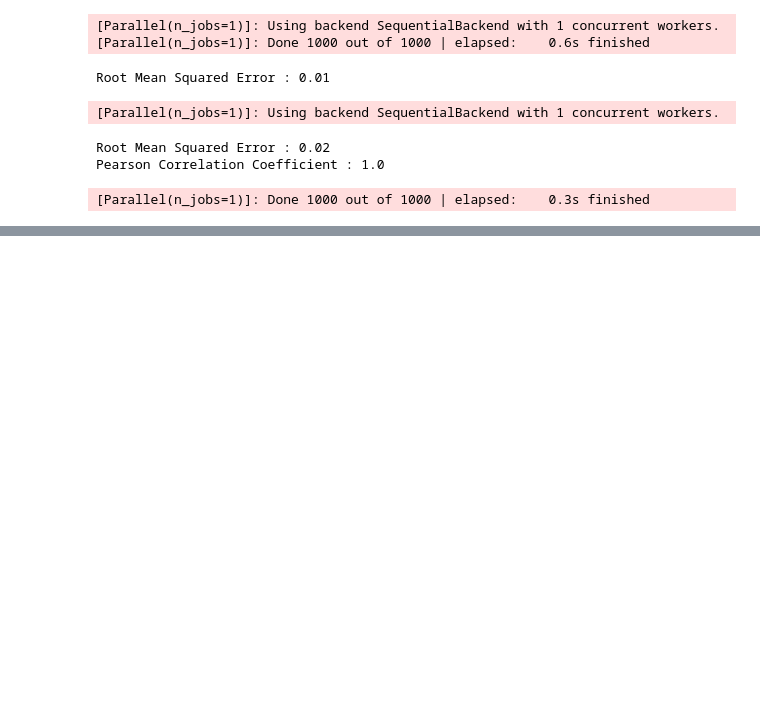
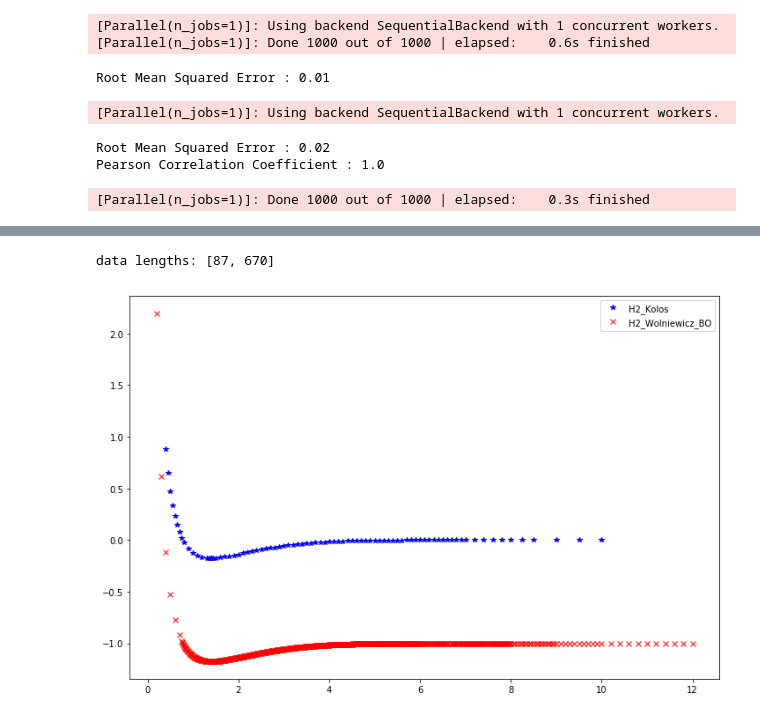
Before and after one commit to berylgithub/pes, a Jupyter notebook: PES_incremental_exp.ipynb, the cells around one changed output, grey strips where cells are left out. Cells and saved outputs as stored; diff of their text form; code cells hidden in the pictures; blank space fills up the shorter version.

```diff
--- a/PES_incremental_exp.ipynb
+++ b/PES_incremental_exp.ipynb
@@ -236,0 +458,20 @@ Pearson Correlation Coefficient : 1.0
+# %%
+# H2
+# Kolos and Wolniewicz
+import matplotlib
+matplotlib.rcParams['text.usetex'] = False
+import matplotlib.pyplot as plt
+fig, ax = plt.subplots(figsize=(12, 8))
+idxes = []
+auths = []
+for i in range(len(list_data)):
+    if (list_data[i]['mol'] == 'H2'):
+        idxes.append(i)
+        auths.append(list_data[i]['author'])
+for i, idx in enumerate(idxes):
+    ax.plot(list_data[idx]['R'], list_data[idx]['V'], shapes[i])
+ax.legend(auths)
+print("data lengths:",[len(list_data[i]['R']) for i in idxes])
+# %% [output]
+data lengths: [87, 670]
+[figure, added]
```
Also changed, not shown: parts of 7 cells of this notebook, 1 other file.
